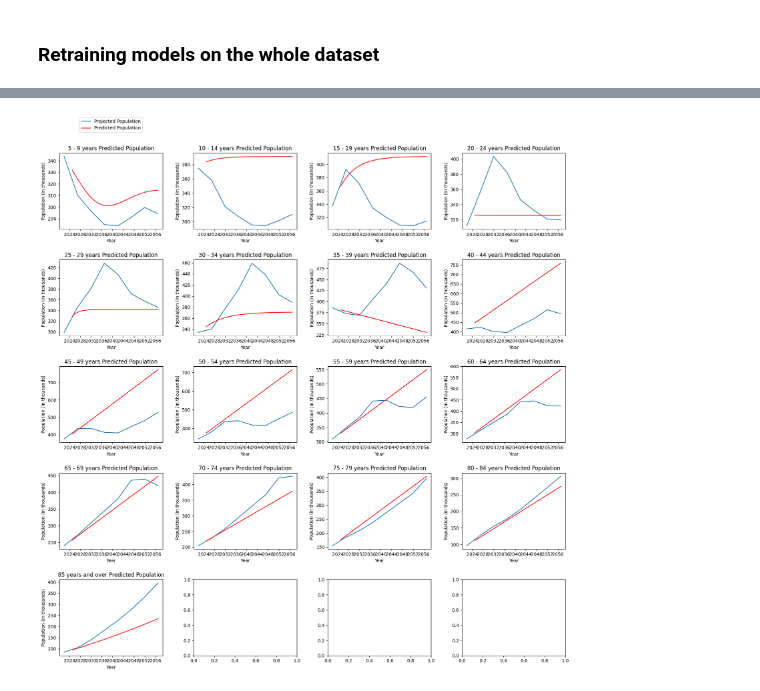
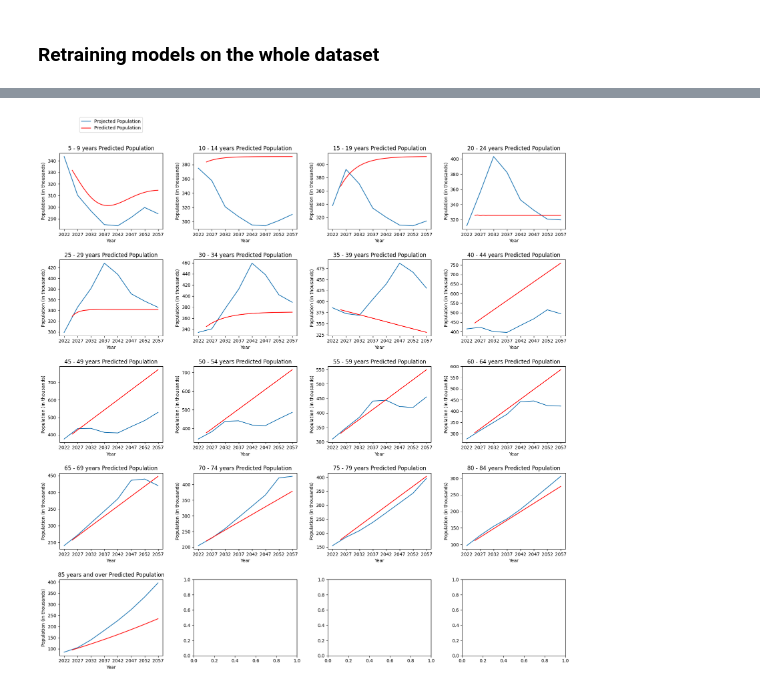
Before and after one commit to oOoOoOo0o/LM051-FYP, a Jupyter notebook: arima/age-groups.ipynb, the cells around one changed output, grey strips where cells are left out. Cells and saved outputs as stored; diff of their text form; code cells hidden in the pictures.

```diff
--- a/arima/age-groups.ipynb
+++ b/arima/age-groups.ipynb
@@ -586,26 +584,28 @@ predictions = []
 for ag in age_groups[2:]:
     prediction = models_2[ag].predict(n_periods=33)
     predictions.append(prediction)
+
+x_ticks = pd.to_datetime(['2022', '2027', '2032', '2037', '2042', '2047', '2052', '2057'])
 # %%
 # Visualising predicted population against M1 projected population
 
 # Create a 4x5 grid for our 19 plots
 fig, axes = plt.subplots(nrows=5, ncols=4, figsize=(20, 20))
 axes = axes.flatten()
 
 for ag, prediction, ax in zip(age_groups[2:], predictions, axes):
-    y = m1[ag]
-
     # Projected population
-    ax.plot(y.index, y, label='Projected Population')
+    ax.plot(m1[ag].index, m1[ag], label='Projected Population')
     # Predicted population
     ax.plot(prediction.index, prediction, label='Predicted Population', color='red')
     ax.set_title(f'{ag} Predicted Population')
     ax.set_xlabel('Year')
     ax.set_ylabel('Population (in thousands)')
+    ax.set_xticks(x_ticks)
+    ax.xaxis.set_major_formatter(mdates.DateFormatter('%Y'))
 
 axes[0].legend(loc='upper center', bbox_to_anchor=(0.5, 1.5))
 plt.subplots_adjust(hspace=0.4, wspace=0.3)
 plt.show()
 # %% [output]
-[figure, old version]
+[figure, new version]
```
Also changed, not shown: parts of 5 cells of this notebook.
